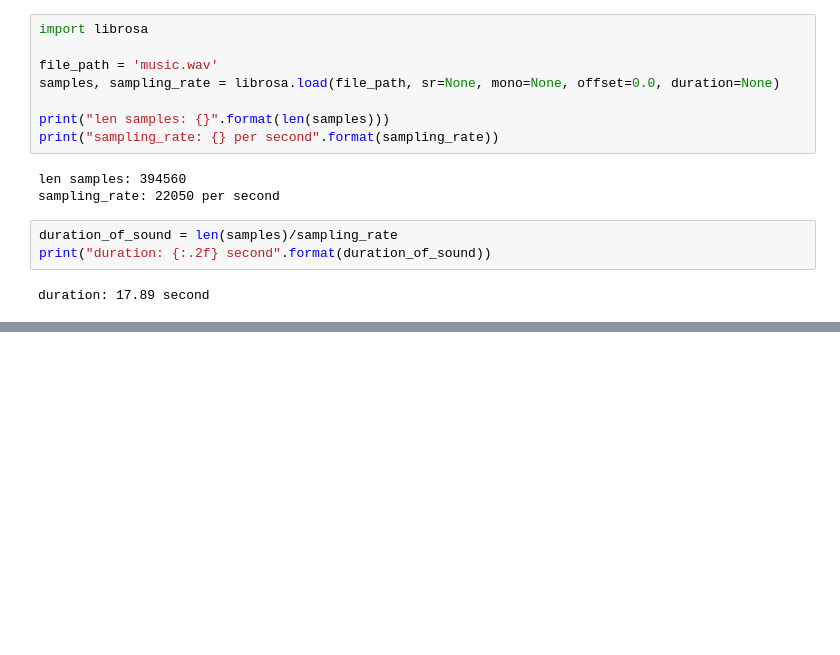
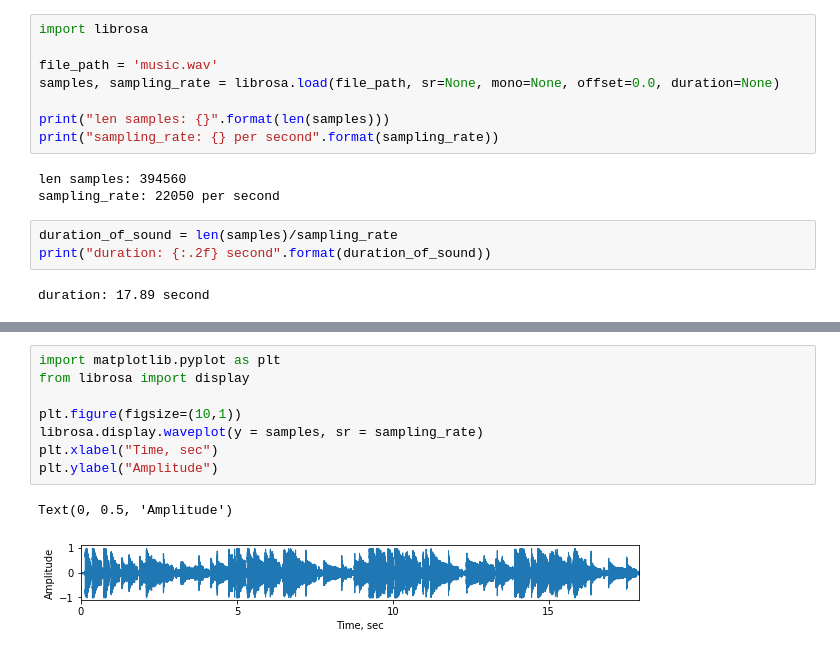
Before and after one commit to ArtemAvanesov/Python-Labs, a Jupyter notebook: Экспериментальные проекты/Работа со звуком/librosa.ipynb, the cells around one changed output, grey strips where cells are left out. Saved outputs shown, nothing was run; the diff lists cells and outputs as text; blank space fills up the shorter version.

Commit message:
Update librosa work

```diff
--- a/Экспериментальные проекты/Работа со звуком/librosa.ipynb
+++ b/Экспериментальные проекты/Работа со звуком/librosa.ipynb
@@ -19,3 +19,14 @@ from IPython.display import Audio
 Audio(file_path)
 # %% [output]
 [interactive output not drawn]
+# %%
+import matplotlib.pyplot as plt
+from librosa import display
+
+plt.figure(figsize=(10,1))
+librosa.display.waveplot(y = samples, sr = sampling_rate)
+plt.xlabel("Time, sec")
+plt.ylabel("Amplitude")
+# %% [output]
+Text(0, 0.5, 'Amplitude')
+[figure, added]
```
